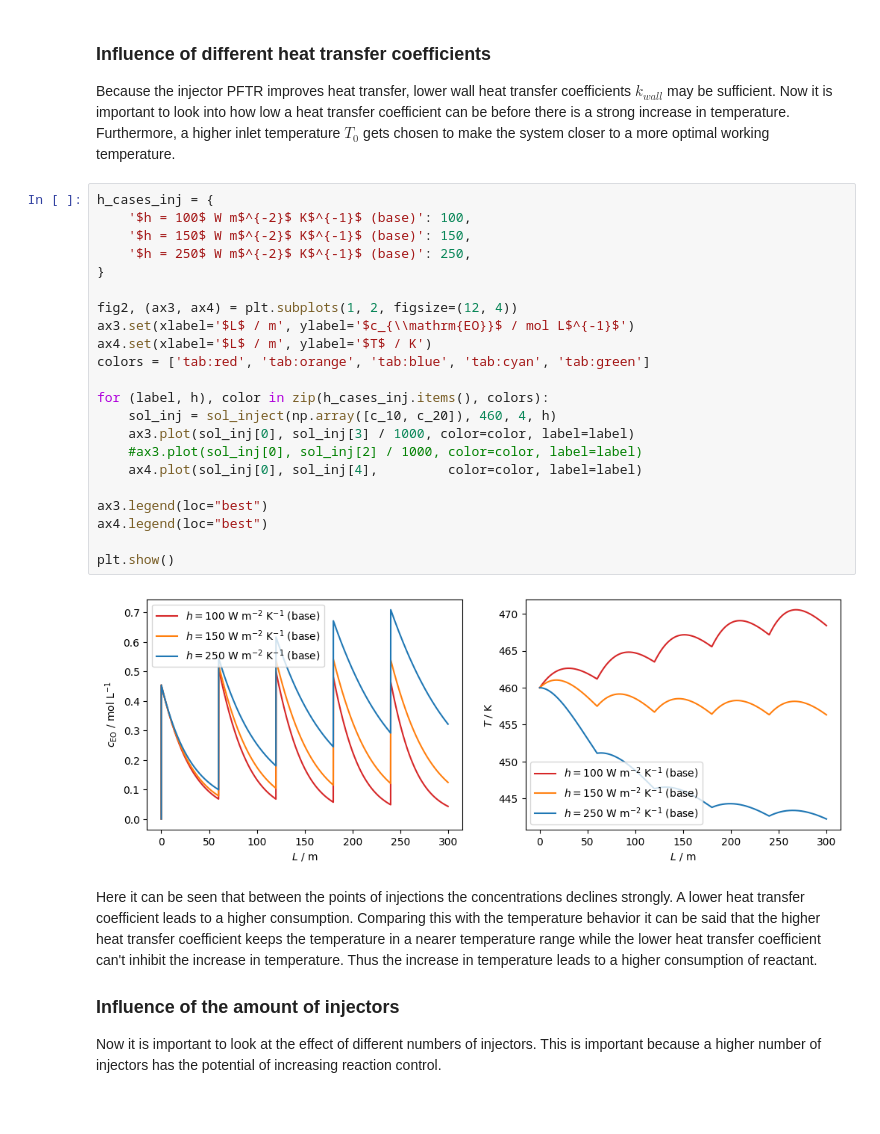
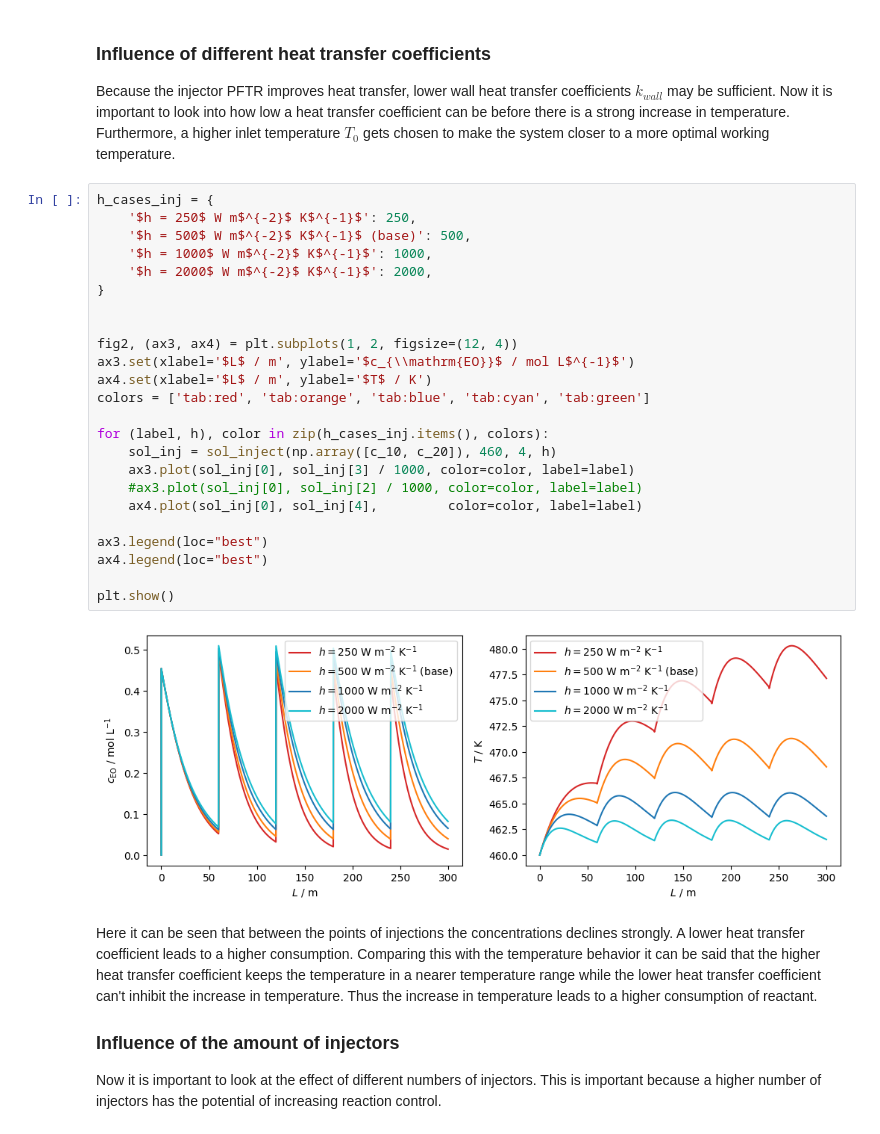
Before and after one commit to SirHenry1st/CRE_3, a Jupyter notebook: Assignment 3/CRE3_assignment_3_NoahsMarkdown.ipynb, the cells around one changed output. Cells and saved outputs as stored; diff of their text form.

```diff
--- a/Assignment 3/CRE3_assignment_3_NoahsMarkdown.ipynb
+++ b/Assignment 3/CRE3_assignment_3_NoahsMarkdown.ipynb
@@ -522,28 +560,30 @@ def sol_inject(c_arr, T_0, N, h):
 Because the injector PFTR improves heat transfer, lower wall heat transfer coefficients $k_{wall}$ may be sufficient. Now it is important to look into how low a heat transfer coefficient can be before there is a strong increase in temperature. Furthermore, a higher inlet temperature $T_0$ gets chosen to make the system closer to a more optimal working temperature.
 # %%
 h_cases_inj = {
-    '$h = 100$ W m$^{-2}$ K$^{-1}$ (base)': 100,
-    '$h = 150$ W m$^{-2}$ K$^{-1}$ (base)': 150,
-    '$h = 250$ W m$^{-2}$ K$^{-1}$ (base)': 250,
+    '$h = 250$ W m$^{-2}$ K$^{-1}$': 250,
+    '$h = 500$ W m$^{-2}$ K$^{-1}$ (base)': 500,
+    '$h = 1000$ W m$^{-2}$ K$^{-1}$': 1000,
+    '$h = 2000$ W m$^{-2}$ K$^{-1}$': 2000,
 }
+
 
 fig2, (ax3, ax4) = plt.subplots(1, 2, figsize=(12, 4))
 ax3.set(xlabel='$L$ / m', ylabel='$c_{\\mathrm{EO}}$ / mol L$^{-1}$')
 ax4.set(xlabel='$L$ / m', ylabel='$T$ / K')
 colors = ['tab:red', 'tab:orange', 'tab:blue', 'tab:cyan', 'tab:green']
 
 for (label, h), color in zip(h_cases_inj.items(), colors):
     sol_inj = sol_inject(np.array([c_10, c_20]), 460, 4, h)
     ax3.plot(sol_inj[0], sol_inj[3] / 1000, color=color, label=label)
     #ax3.plot(sol_inj[0], sol_inj[2] / 1000, color=color, label=label)
     ax4.plot(sol_inj[0], sol_inj[4],         color=color, label=label)
 
 ax3.legend(loc="best")
 ax4.legend(loc="best")
 
 plt.show()
 # %% [output]
-[figure, old version]
+[figure, new version]
 # %% [markdown]
 Here it can be seen that between the points of injections the concentrations declines strongly. A lower  heat transfer coefficient leads to a higher consumption. Comparing this with the temperature behavior it can be said that the higher heat transfer coefficient keeps the temperature in a nearer temperature range while the lower heat transfer coefficient can't inhibit the increase in temperature. Thus the increase in temperature leads to a higher consumption of reactant.
 
```
Also changed, not shown: parts of 4 cells of this notebook.
